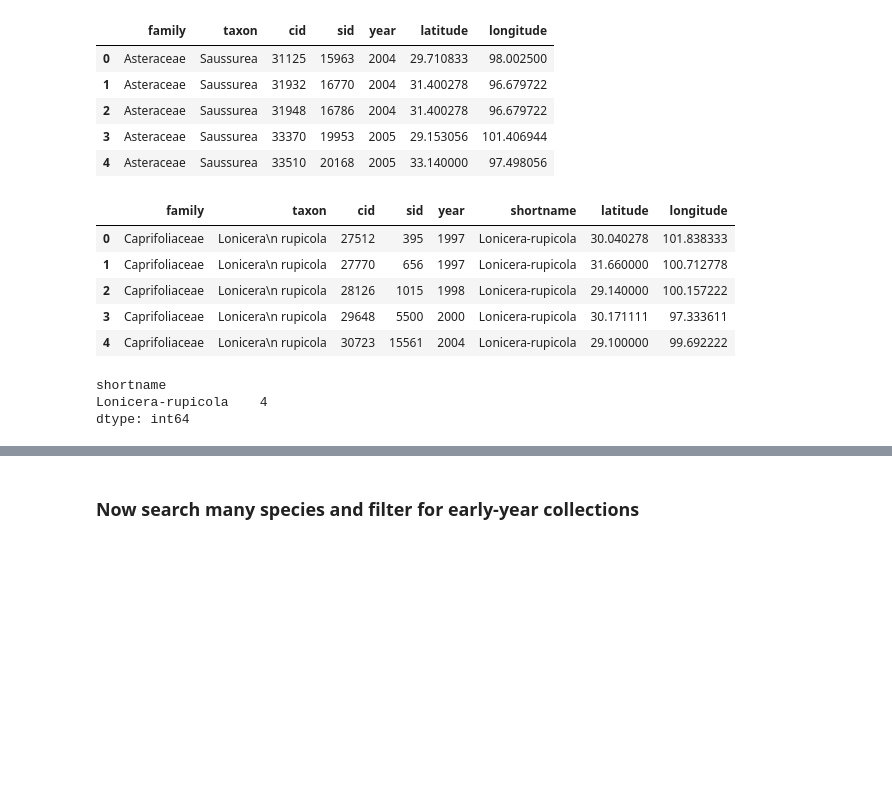
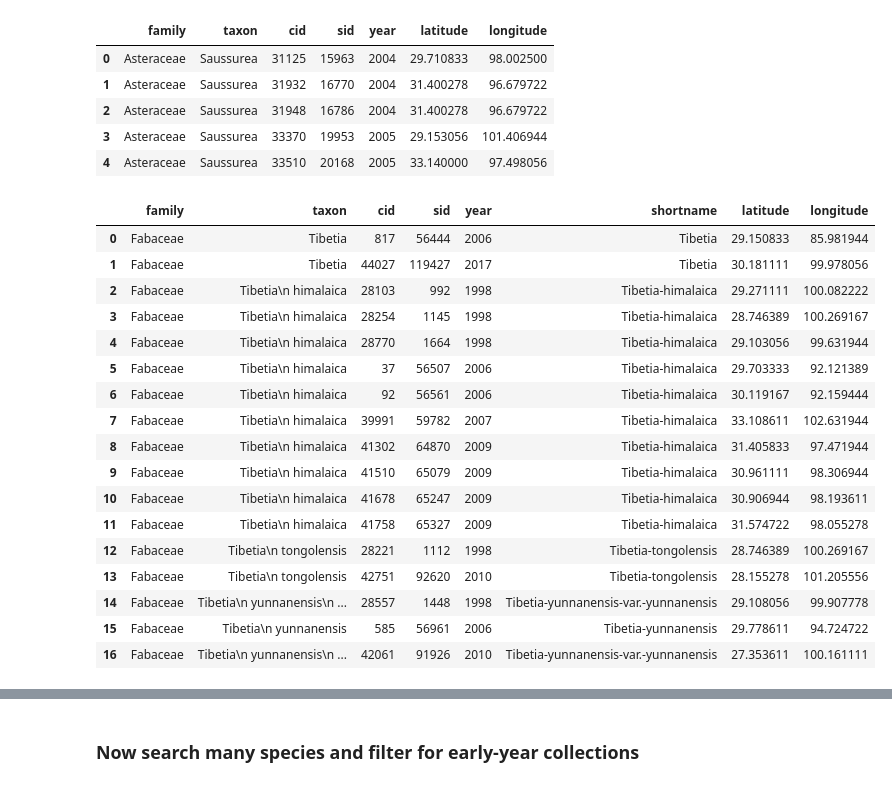
Before and after one commit to eaton-lab/History-migration, a Jupyter notebook: notebooks/nb1-search-Hengduan-database.ipynb, the cells around one changed output, grey strips where cells are left out. Drawn from its saved outputs; the diff is of its cells as text; code cells hidden in the pictures; blank space fills up the shorter version.

```diff
--- a/notebooks/nb1-search-Hengduan-database.ipynb
+++ b/notebooks/nb1-search-Hengduan-database.ipynb
@@ -161,18 +362,24 @@ sauss.data.head()
 | 3 | Asteraceae | Saussurea | 33370 | 19953 | 2005 | 29.153056 | 101.406944 |
 | 4 | Asteraceae | Saussurea | 33510 | 20168 | 2005 | 33.140000 | 97.498056 |
 # %%
-coll = Hengduan("Lonicera rupicola")
-coll.data.head()
+coll = Hengduan(taxon="Tibetia", dna=True)
+coll.data#.head()
 # %% [output]
 |  | family | taxon | cid | sid | year | shortname | latitude | longitude |
-| 0 | Caprifoliaceae | Lonicera\n rupicola | 27512 | 395 | 1997 | Lonicera-rupicola | 30.040278 | 101.838333 |
-| 1 | Caprifoliaceae | Lonicera\n rupicola | 27770 | 656 | 1997 | Lonicera-rupicola | 31.660000 | 100.712778 |
-| 2 | Caprifoliaceae | Lonicera\n rupicola | 28126 | 1015 | 1998 | Lonicera-rupicola | 29.140000 | 100.157222 |
-| 3 | Caprifoliaceae | Lonicera\n rupicola | 29648 | 5500 | 2000 | Lonicera-rupicola | 30.171111 | 97.333611 |
-| 4 | Caprifoliaceae | Lonicera\n rupicola | 30723 | 15561 | 2004 | Lonicera-rupicola | 29.100000 | 99.692222 |
+| 0 | Fabaceae | Tibetia | 817 | 56444 | 2006 | Tibetia | 29.150833 | 85.981944 |
+| 1 | Fabaceae | Tibetia | 44027 | 119427 | 2017 | Tibetia | 30.181111 | 99.978056 |
+| 2 | Fabaceae | Tibetia\n himalaica | 28103 | 992 | 1998 | Tibetia-himalaica | 29.271111 | 100.082222 |
+| 3 | Fabaceae | Tibetia\n himalaica | 28254 | 1145 | 1998 | Tibetia-himalaica | 28.746389 | 100.269167 |
+| 4 | Fabaceae | Tibetia\n himalaica | 28770 | 1664 | 1998 | Tibetia-himalaica | 29.103056 | 99.631944 |
+| 5 | Fabaceae | Tibetia\n himalaica | 37 | 56507 | 2006 | Tibetia-himalaica | 29.703333 | 92.121389 |
+| 6 | Fabaceae | Tibetia\n himalaica | 92 | 56561 | 2006 | Tibetia-himalaica | 30.119167 | 92.159444 |
+| 7 | Fabaceae | Tibetia\n himalaica | 39991 | 59782 | 2007 | Tibetia-himalaica | 33.108611 | 102.631944 |
+| 8 | Fabaceae | Tibetia\n himalaica | 41302 | 64870 | 2009 | Tibetia-himalaica | 31.405833 | 97.471944 |
+| 9 | Fabaceae | Tibetia\n himalaica | 41510 | 65079 | 2009 | Tibetia-himalaica | 30.961111 | 98.306944 |
+| 10 | Fabaceae | Tibetia\n himalaica | 41678 | 65247 | 2009 | Tibetia-himalaica | 30.906944 | 98.193611 |
+| 11 | Fabaceae | Tibetia\n himalaica | 41758 | 65327 | 2009 | Tibetia-himalaica | 31.574722 | 98.055278 |
+| 12 | Fabaceae | Tibetia\n tongolensis | 28221 | 1112 | 1998 | Tibetia-tongolensis | 28.746389 | 100.269167 |
+| 13 | Fabaceae | Tibetia\n tongolensis | 42751 | 92620 | 2010 | Tibetia-tongolensis | 28.155278 | 101.205556 |
+| 14 | Fabaceae | Tibetia\n yunnanensis\n ... | 28557 | 1448 | 1998 | Tibetia-yunnanensis-var.-yunnanensis | 29.108056 | 99.907778 |
+| 15 | Fabaceae | Tibetia\n yunnanensis | 585 | 56961 | 2006 | Tibetia-yunnanensis | 29.778611 | 94.724722 |
+| 16 | Fabaceae | Tibetia\n yunnanensis\n ... | 42061 | 91926 | 2010 | Tibetia-yunnanensis-var.-yunnanensis | 27.353611 | 100.161111 |
-# %%
-coll.filter_by_year(2000)
-# %% [output]
-shortname
-Lonicera-rupicola    4
-dtype: int64
```
Also changed, not shown: parts of 26 cells of this notebook.
